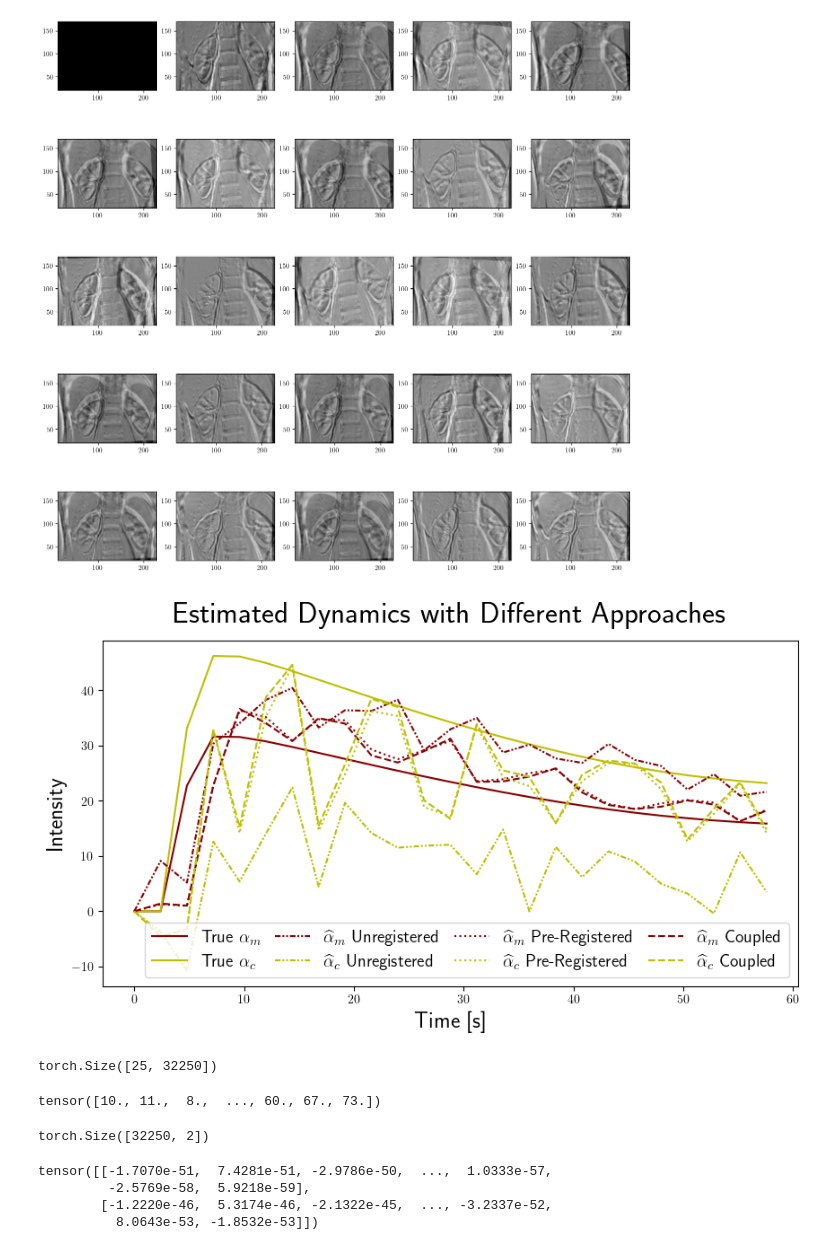
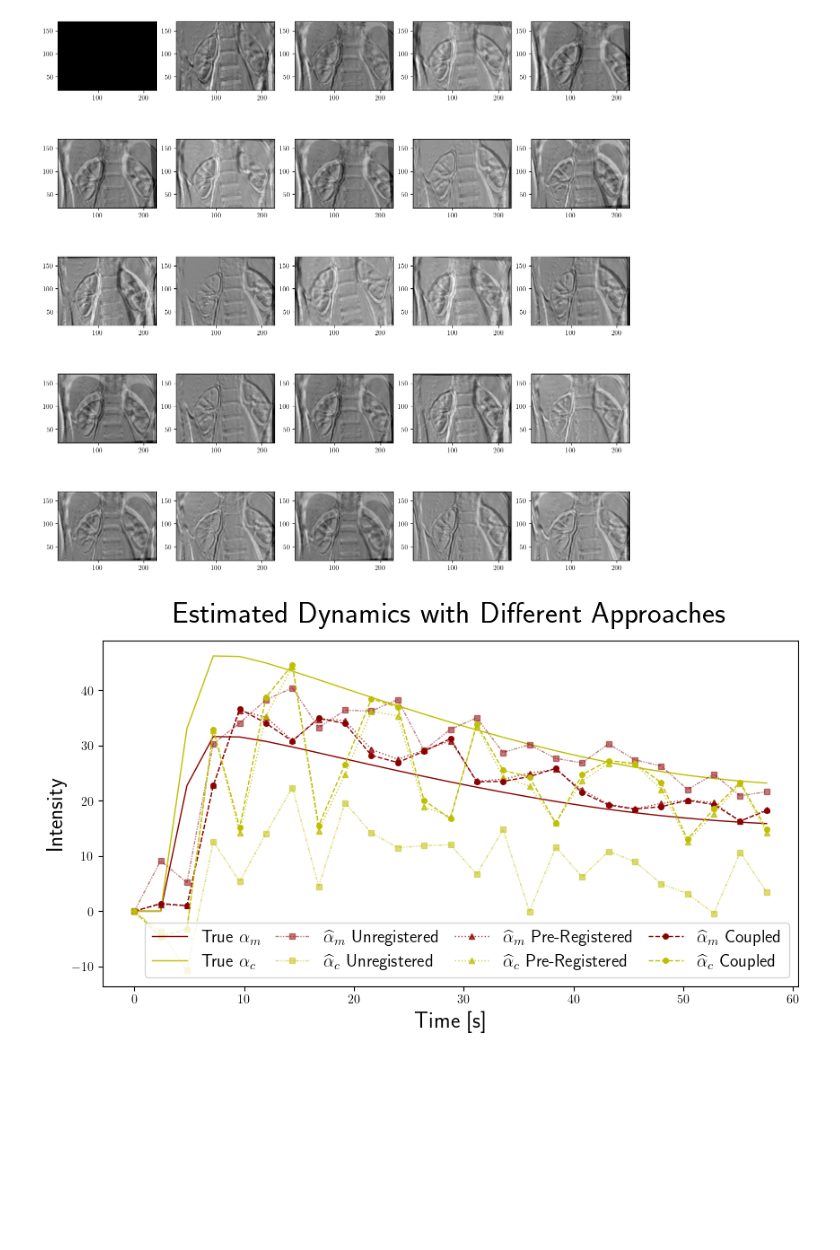
Before and after one commit to wdwatson2/ImgRegPytorchProject, a Jupyter notebook: scripts/solve_Dynamics.ipynb, the cells around one changed output. Cells and saved outputs as stored; diff of their text form; code cells hidden in the pictures; blank space fills up the shorter version.

```diff
--- a/scripts/solve_Dynamics.ipynb
+++ b/scripts/solve_Dynamics.ipynb
@@ -339,51 +339,32 @@ for j in range(0,n_images):
 # %%
 alpha_preregistered = torch.linalg.lstsq(M, (f_pred_prereg - d[0]).T)[0].T
 alpha_coupled = torch.linalg.lstsq(M, (f_pred_coupled - d[0]).T)[0].T
 
 
 plt.figure(figsize=(10,5))
 
-plt.plot(time, alpha_true[:,0], color='darkred', label=r"True $\alpha_m$")
-plt.plot(time, alpha_true[:,1], color='y', label=r"True $\alpha_c$")
+plt.plot(time, alpha_true[:,0], linewidth=1, color='darkred', label=r"True $\alpha_m$", alpha=1)
+plt.plot(time, alpha_true[:,1], linewidth=1, color='y', label=r"True $\alpha_c$", alpha=1)
 
-plt.plot(time, alpha_unregistered[:,0], linestyle=(0, (3, 1, 1, 1, 1, 1)), color='darkred', label=r"$\widehat{\alpha}_m$ Unregistered")
-plt.plot(time, alpha_unregistered[:,1], linestyle=(0, (3, 1, 1, 1, 1, 1)), color='y', label=r"$\widehat{\alpha}_c$ Unregistered")
+plt.plot(time, alpha_unregistered[:,0], 's', markersize=4, linewidth=1, linestyle=(0, (3, 1, 1, 1, 1, 1)), color='darkred', label=r"$\widehat{\alpha}_m$ Unregistered", alpha=.5)
+plt.plot(time, alpha_unregistered[:,1], 's', markersize=4, linewidth=1, linestyle=(0, (3, 1, 1, 1, 1, 1)), color='y', label=r"$\widehat{\alpha}_c$ Unregistered", alpha=.5)
 
-plt.plot(time, alpha_preregistered[:,0], linestyle='dotted', color='darkred', label=r"$\widehat{\alpha}_m$ Pre-Registered")
-plt.plot(time, alpha_preregistered[:,1], linestyle='dotted', color='y', label=r"$\widehat{\alpha}_c$ Pre-Registered")
+plt.plot(time, alpha_preregistered[:,0], '^', markersize=4, linewidth=1, linestyle='dotted', color='darkred', label=r"$\widehat{\alpha}_m$ Pre-Registered", alpha=.75)
+plt.plot(time, alpha_preregistered[:,1], '^', markersize=4, linewidth=1, linestyle='dotted', color='y', label=r"$\widehat{\alpha}_c$ Pre-Registered", alpha=.75)
 
-plt.plot(time, alpha_coupled[:,0], linestyle='dashed', color='darkred', label=r"$\widehat{\alpha}_m$ Coupled")
-plt.plot(time, alpha_coupled[:,1], linestyle='dashed', color='y', label=r"$\widehat{\alpha}_c$ Coupled")
+plt.plot(time, alpha_coupled[:,0], 'o', markersize=4, linewidth=1, linestyle='dashed', color='darkred', label=r"$\widehat{\alpha}_m$ Coupled")
+plt.plot(time, alpha_coupled[:,1], 'o', markersize=4, linewidth=1, linestyle='dashed', color='y', label=r"$\widehat{\alpha}_c$ Coupled")
 
 
 plt.legend(fontsize=14, loc = 'lower right', ncol=4, columnspacing=0.8)
 
 plt.xlabel('Time [s]', fontsize=18)
 plt.ylabel('Intensity', fontsize=18)
 
 plt.title("Estimated Dynamics with Different Approaches",fontsize=24, y=1.03)
 
 plt.savefig('results/dynamics/alpha_estimation.pdf', bbox_inches='tight')
 
 plt.show()
 # %% [output]
-[figure, old version]
+[figure, new version]
-# %%
-f_pred_prereg.shape
-# %% [output]
-torch.Size([25, 32250])
-# %%
-f_pred_prereg[0]
-# %% [output]
-tensor([10., 11.,  8.,  ..., 60., 67., 73.])
-# %%
-M.shape
-# %% [output]
-torch.Size([32250, 2])
-# %%
-M.T
-# %% [output]
-tensor([[-1.7070e-51,  7.4281e-51, -2.9786e-50,  ...,  1.0333e-57,
-         -2.5769e-58,  5.9218e-59],
-        [-1.2220e-46,  5.3174e-46, -2.1322e-45,  ..., -3.2337e-52,
-          8.0643e-53, -1.8532e-53]])
```
Also changed, not shown: 1 other file.
